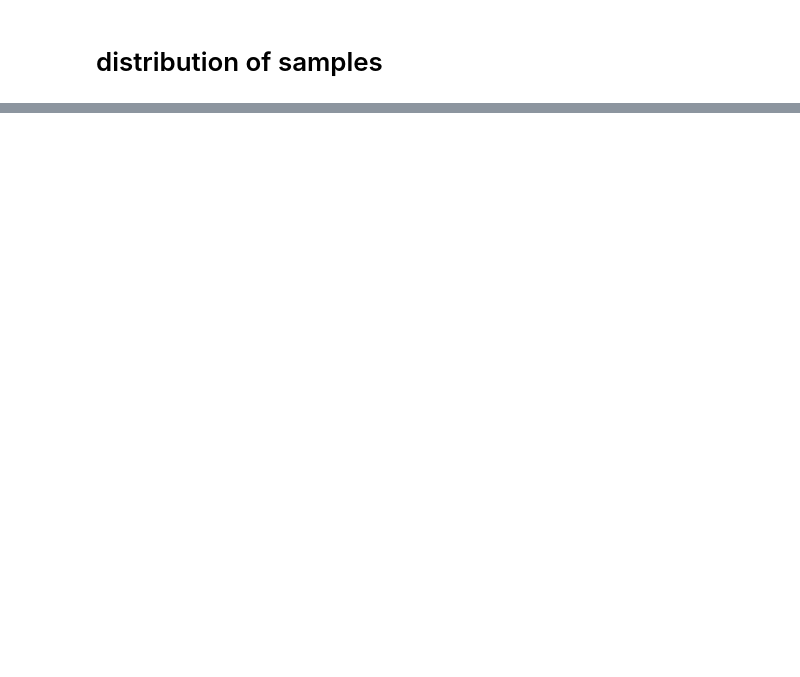
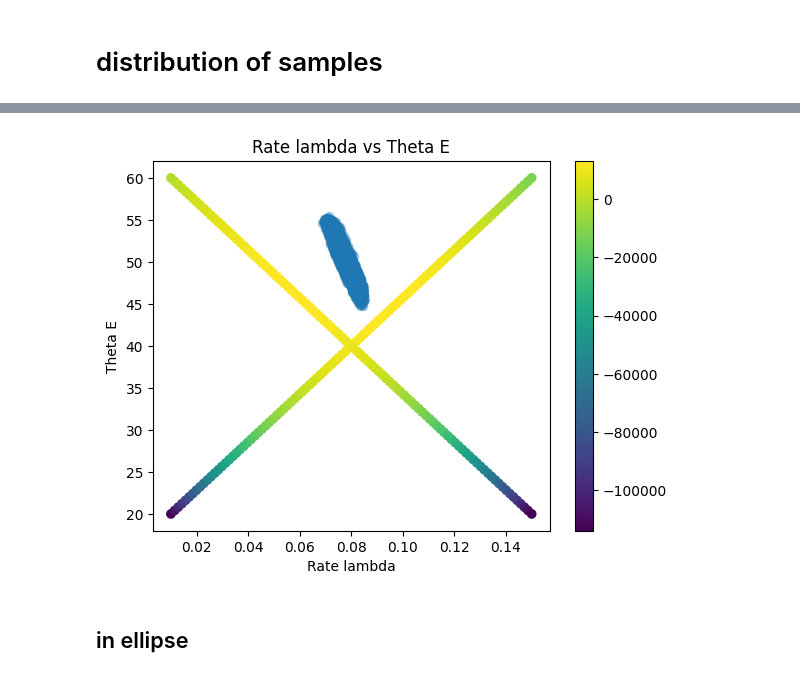
Before and after one commit to rakaar/ddm_codes, a Jupyter notebook: action_init_ddm/vbmc_tied_model.ipynb, the cells around one changed output, grey strips where cells are left out. Saved outputs shown, nothing was run; the diff lists cells and outputs as text; code cells hidden in the pictures; blank space fills up the shorter version.

Commit message:
VBMC on TIED over

```diff
--- a/action_init_ddm/vbmc_tied_model.ipynb
+++ b/action_init_ddm/vbmc_tied_model.ipynb
@@ -246,0 +281,29 @@ plt.xlabel('Loglike');plt.ylabel('Count');plt.title('Loglike distribution');
+# %%
+rate_lambda_range = rate_lambda_bounds
+theta_E_range = theta_E_bounds
+
+N = 100
+rate_lambda_pts = np.linspace(rate_lambda_range[0], rate_lambda_range[1], N)
+theta_E_pts = np.linspace(theta_E_range[0], theta_E_range[1], N)
+
+theta_E_reverse_pts = np.linspace(theta_E_range[1], theta_E_range[0], N)
+
+likelihood_pts = np.zeros((N))
+likelihood_reverse_pts = np.zeros((N))
+
+for i in tqdm(range(N)):
+    likelihood_pts[i] = tied_loglike_fn([rate_lambda_pts[i], theta_E_pts[i], T_0, t_non_decision])
+
+for i in tqdm(range(N)):
+    likelihood_reverse_pts[i] = tied_loglike_fn([rate_lambda_pts[i], theta_E_reverse_pts[i], T_0, t_non_decision])
+# %%
+plt.scatter(rate_lambda_pts, theta_E_pts, c=likelihood_pts, cmap='viridis');
+plt.scatter(rate_lambda_pts, theta_E_reverse_pts, c=likelihood_reverse_pts, cmap='viridis');
+plt.colorbar();
+
+plt.scatter(rate_lambda_samp, theta_E_samp, alpha=0.3, label='1e5 samples');
+plt.xlabel('Rate lambda');plt.ylabel('Theta E');plt.title('Rate lambda vs Theta E');
+# %% [output]
+[figure, added]
+# %% [markdown]
+## in ellipse
```
Also changed, not shown: parts of 50 cells of this notebook, 1 other file.
